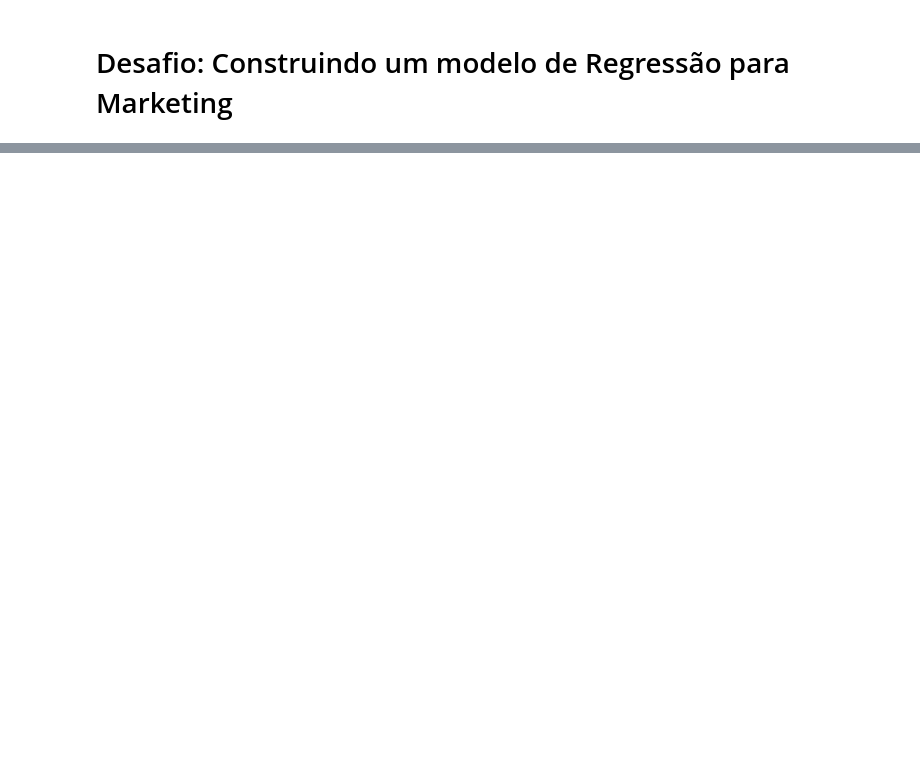
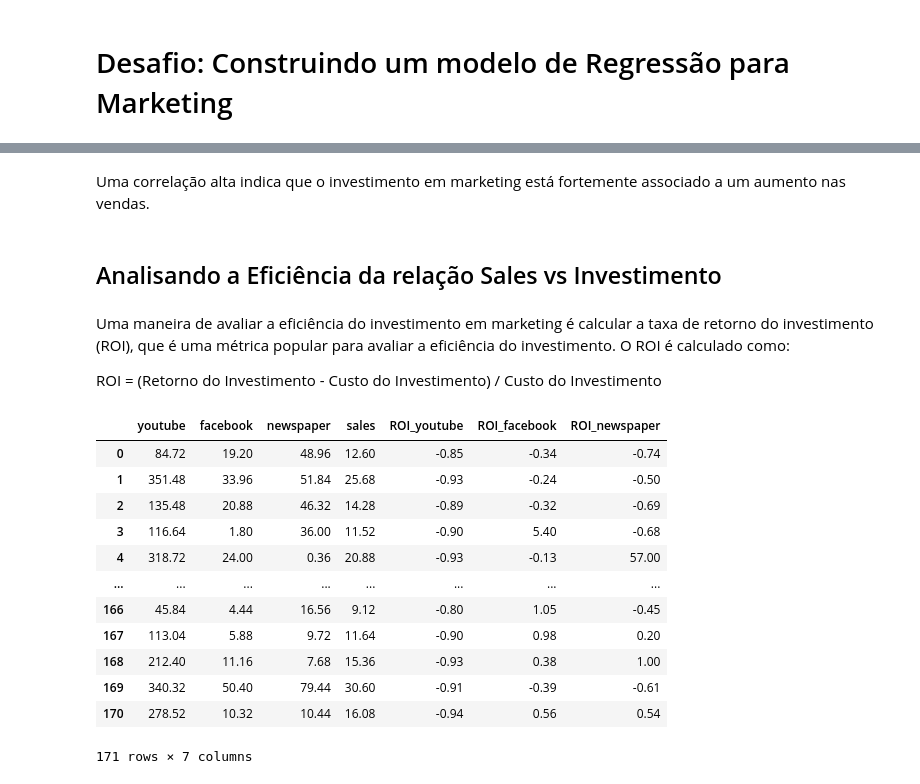
Before and after one commit to italo013/Machine_Learning_Projects_-_Linear_Regression, a Jupyter notebook: Desafio - Regressão para Marketing/Model.ipynb, the cells around one changed output, grey strips where cells are left out. Drawn from its saved outputs; the diff is of its cells as text; code cells hidden in the pictures; blank space fills up the shorter version.

```diff
--- a/Desafio - Regressão para Marketing/Model.ipynb
+++ b/Desafio - Regressão para Marketing/Model.ipynb
@@ -17,0 +102,3 @@ A tabela contém informações dos investimentos feitos pelo youtube, facebook,
+# %%
+df = pd.read_csv('MKT.csv')
+df
@@ -28,0 +180,2 @@ próxima etapa
+# %% [markdown]
+Uma correlação alta indica que o investimento em marketing está fortemente associado a um aumento nas vendas.
@@ -28,0 +197,25 @@ próxima etapa
+# %% [markdown]
+## Analisando a Eficiência da relação Sales vs Investimento
+# %% [markdown]
+Uma maneira de avaliar a eficiência do investimento em marketing é calcular a taxa de retorno do investimento (ROI), que é uma métrica popular para avaliar a eficiência do investimento. O ROI é calculado como:
+
+ROI = (Retorno do Investimento - Custo do Investimento) / Custo do Investimento
+# %%
+df['ROI_youtube'] = (df['sales'] - df['youtube']) / df['youtube']
+df['ROI_facebook'] = (df['sales'] - df['facebook']) / df['facebook']
+df['ROI_newspaper'] = (df['sales'] - df['newspaper']) / df['newspaper']
+df
+# %% [output]
+|  | youtube | facebook | newspaper | sales | ROI_youtube | ROI_facebook | ROI_newspaper |
+| 0 | 84.72 | 19.20 | 48.96 | 12.60 | -0.85 | -0.34 | -0.74 |
+| 1 | 351.48 | 33.96 | 51.84 | 25.68 | -0.93 | -0.24 | -0.50 |
+| 2 | 135.48 | 20.88 | 46.32 | 14.28 | -0.89 | -0.32 | -0.69 |
+| 3 | 116.64 | 1.80 | 36.00 | 11.52 | -0.90 | 5.40 | -0.68 |
+| 4 | 318.72 | 24.00 | 0.36 | 20.88 | -0.93 | -0.13 | 57.00 |
+| ... | ... | ... | ... | ... | ... | ... | ... |
+| 166 | 45.84 | 4.44 | 16.56 | 9.12 | -0.80 | 1.05 | -0.45 |
+| 167 | 113.04 | 5.88 | 9.72 | 11.64 | -0.90 | 0.98 | 0.20 |
+| 168 | 212.40 | 11.16 | 7.68 | 15.36 | -0.93 | 0.38 | 1.00 |
+| 169 | 340.32 | 50.40 | 79.44 | 30.60 | -0.91 | -0.39 | -0.61 |
+| 170 | 278.52 | 10.32 | 10.44 | 16.08 | -0.94 | 0.56 | 0.54 |
+171 rows × 7 columns
```
Also changed, not shown: parts of 22 cells of this notebook.
